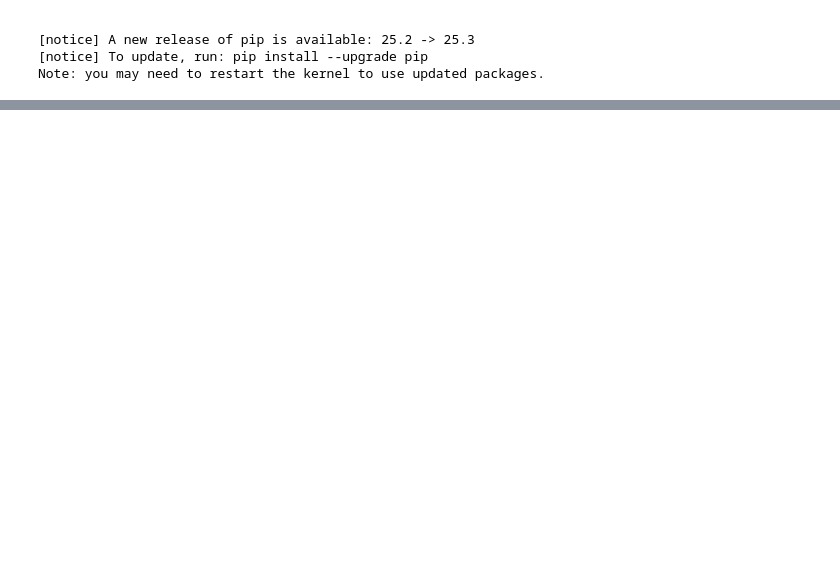
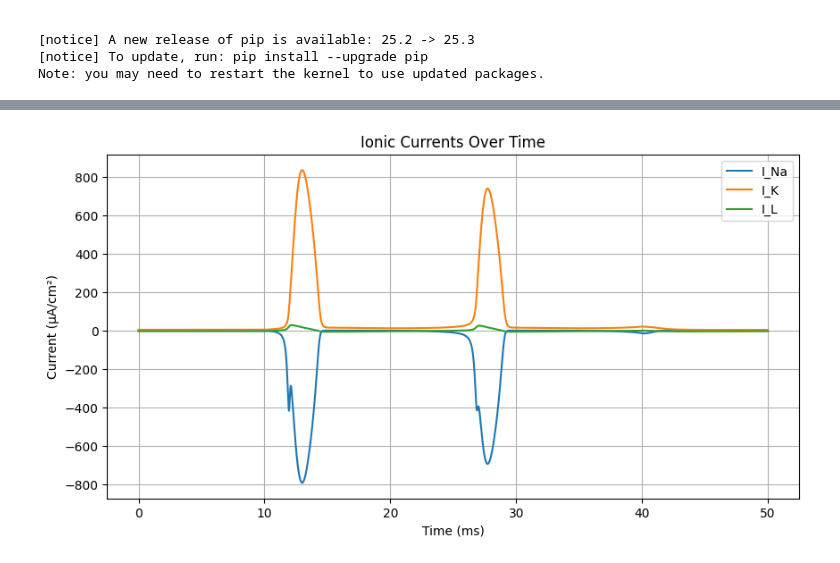
Before and after one commit to kru2710shna/Hodgkin-Huxley-Neuron-Model, a Jupyter notebook: notebook/HH_simulation.ipynb, the cells around one changed output, grey strips where cells are left out. Drawn from its saved outputs; the diff is of its cells as text; code cells hidden in the pictures; blank space fills up the shorter version.

```diff
--- a/notebook/HH_simulation.ipynb
+++ b/notebook/HH_simulation.ipynb
@@ -34,0 +109,4 @@ ModuleNotFoundError: No module named 'currents'
+# %%
+INa = I_Na(V, m, h)
+IK  = I_K(V, n)
+IL  = I_L(V)
@@ -34,0 +137,13 @@ ModuleNotFoundError: No module named 'currents'
+# %%
+plt.figure(figsize=(10, 5))
+plt.plot(t, INa, label="I_Na")
+plt.plot(t, IK, label="I_K")
+plt.plot(t, IL, label="I_L")
+plt.xlabel("Time (ms)")
+plt.ylabel("Current (µA/cm²)")
+plt.title("Ionic Currents Over Time")
+plt.legend()
+plt.grid(True)
+plt.show()
+# %% [output]
+[figure, added]
```
Also changed, not shown: parts of 6 cells of this notebook, 3 other files.
